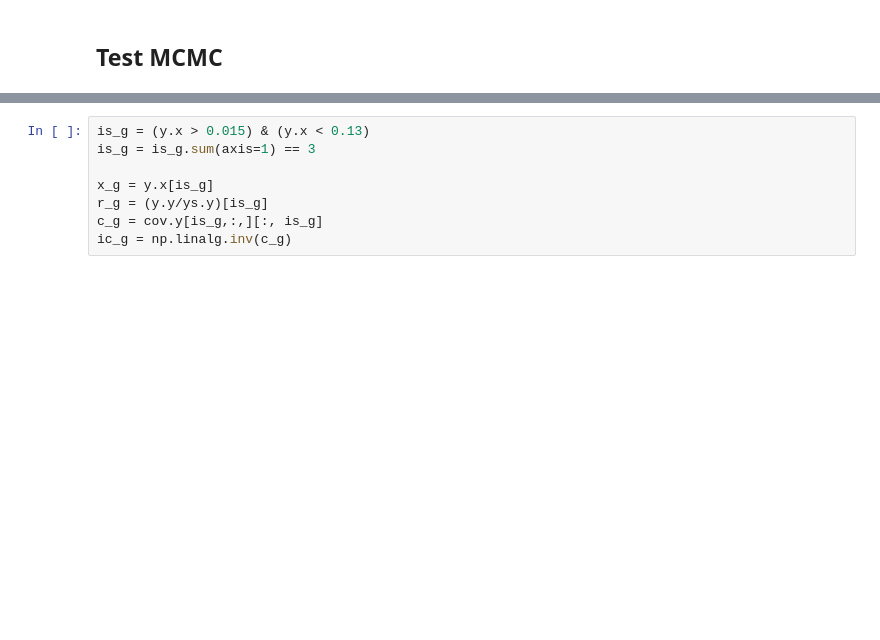
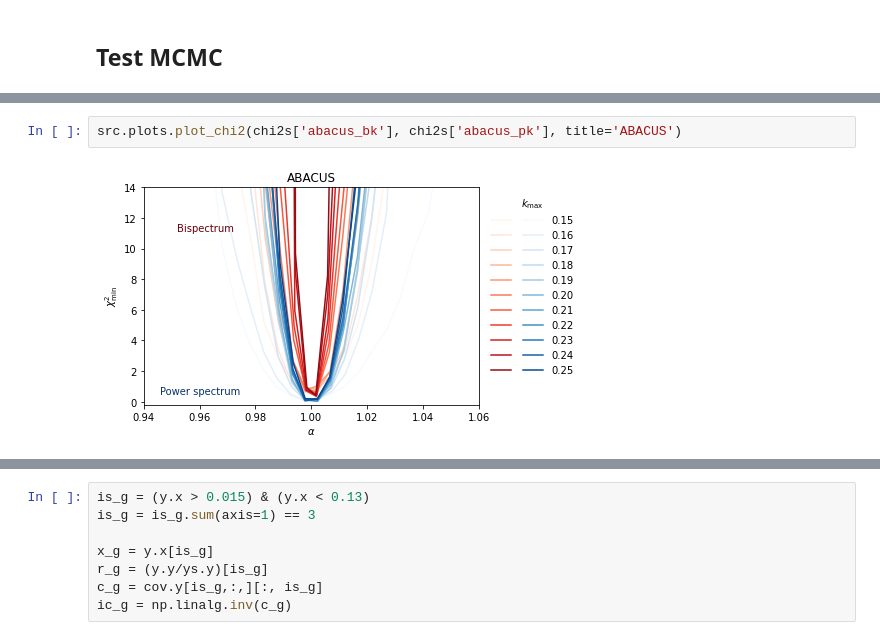
Before and after one commit to mehdirezaie/bispectrum, a Jupyter notebook: bao.ipynb, the cells around one changed output, grey strips where cells are left out. Drawn from its saved outputs; the diff is of its cells as text; blank space fills up the shorter version.

```diff
--- a/bao.ipynb
+++ b/bao.ipynb
@@ -123,0 +111,4 @@ d = np.load('mcmc_jan31/pk_glam_glam_0.015_0.250.npz')
+# %%
+src.plots.plot_chi2(chi2s['abacus_bk'], chi2s['abacus_pk'], title='ABACUS')
+# %% [output]
+[figure, added]
```
Also changed, not shown: parts of 18 cells of this notebook, 4 other files.
